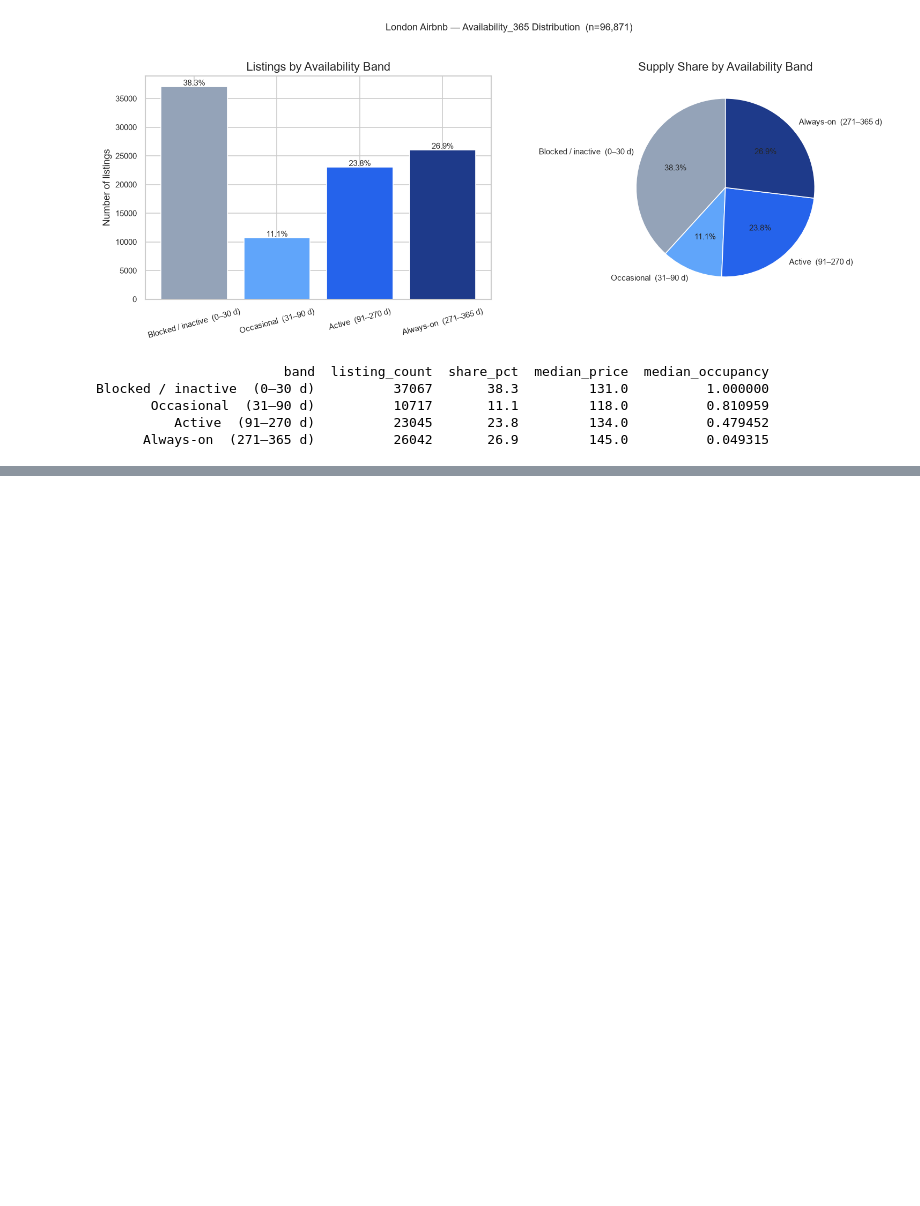
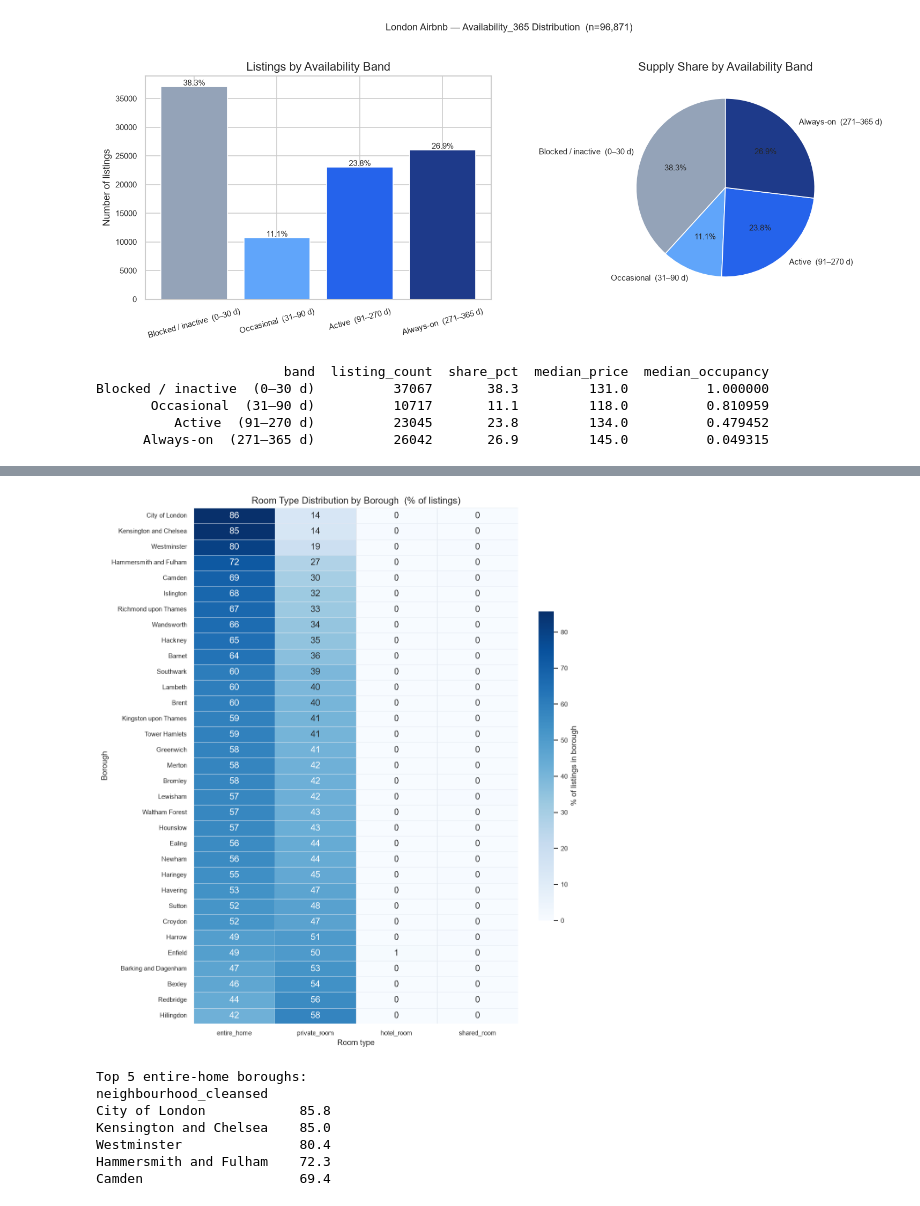
Before and after one commit to bavikaranyogeswaran/Airbnb-Multi-City-Data-Pipeline, a Jupyter notebook: notebooks/03_exploratory_data_analysis.ipynb, the cells around one changed output, grey strips where cells are left out. Drawn from its saved outputs; the diff is of its cells as text; code cells hidden in the pictures; blank space fills up the shorter version.

```diff
--- a/notebooks/03_exploratory_data_analysis.ipynb
+++ b/notebooks/03_exploratory_data_analysis.ipynb
@@ -629,0 +896,49 @@ Blocked / inactive  (0–30 d)          37067       38.3         131.0
+# %%
+# ── Chart 13 — Room-type clustering by neighbourhood (heatmap) ───────────────
+# Shows where entire homes, private rooms, etc. concentrate.
+# Normalised to % of listings in each borough so borough size doesn't dominate.
+
+room_type_pct = pd.crosstab(
+    listings["neighbourhood_cleansed"],
+    listings["room_type"],
+    normalize="index",
+) * 100
+
+room_type_pct = room_type_pct.round(1)
+room_type_pct.to_csv(TABLES / "room_type_by_neighbourhood.csv")
+
+# Sort boroughs by entire_home share descending for a natural reading order
+col_order = ["entire_home", "private_room", "hotel_room", "shared_room"]
+col_order = [c for c in col_order if c in room_type_pct.columns]
+room_type_pct = room_type_pct[col_order]
+room_type_pct = room_type_pct.sort_values("entire_home", ascending=False)
+
+fig, ax = plt.subplots(figsize=(10, 11))
+sns.heatmap(
+    room_type_pct,
+    annot=True,
+    fmt=".0f",
+    cmap="Blues",
+    linewidths=0.4,
+    linecolor="#e2e8f0",
+    cbar_kws={"label": "% of listings in borough", "shrink": 0.6},
+    ax=ax,
+)
+ax.set_title("Room Type Distribution by Borough  (% of listings)", fontsize=13)
+ax.set_xlabel("Room type")
+ax.set_ylabel("Borough")
+plt.tight_layout()
+plt.savefig(FIGS / "11_room_type_by_neighbourhood.png", dpi=150, bbox_inches="tight")
+plt.show()
+
+print("Top 5 entire-home boroughs:")
+print(room_type_pct["entire_home"].sort_values(ascending=False).head(5).to_string())
+# %% [output]
+[figure, added]
+Top 5 entire-home boroughs:
+neighbourhood_cleansed
+City of London            85.8
+Kensington and Chelsea    85.0
+Westminster               80.4
+Hammersmith and Fulham    72.3
+Camden                    69.4
```
Also changed, not shown: parts of 5 cells of this notebook, 8 other files.
